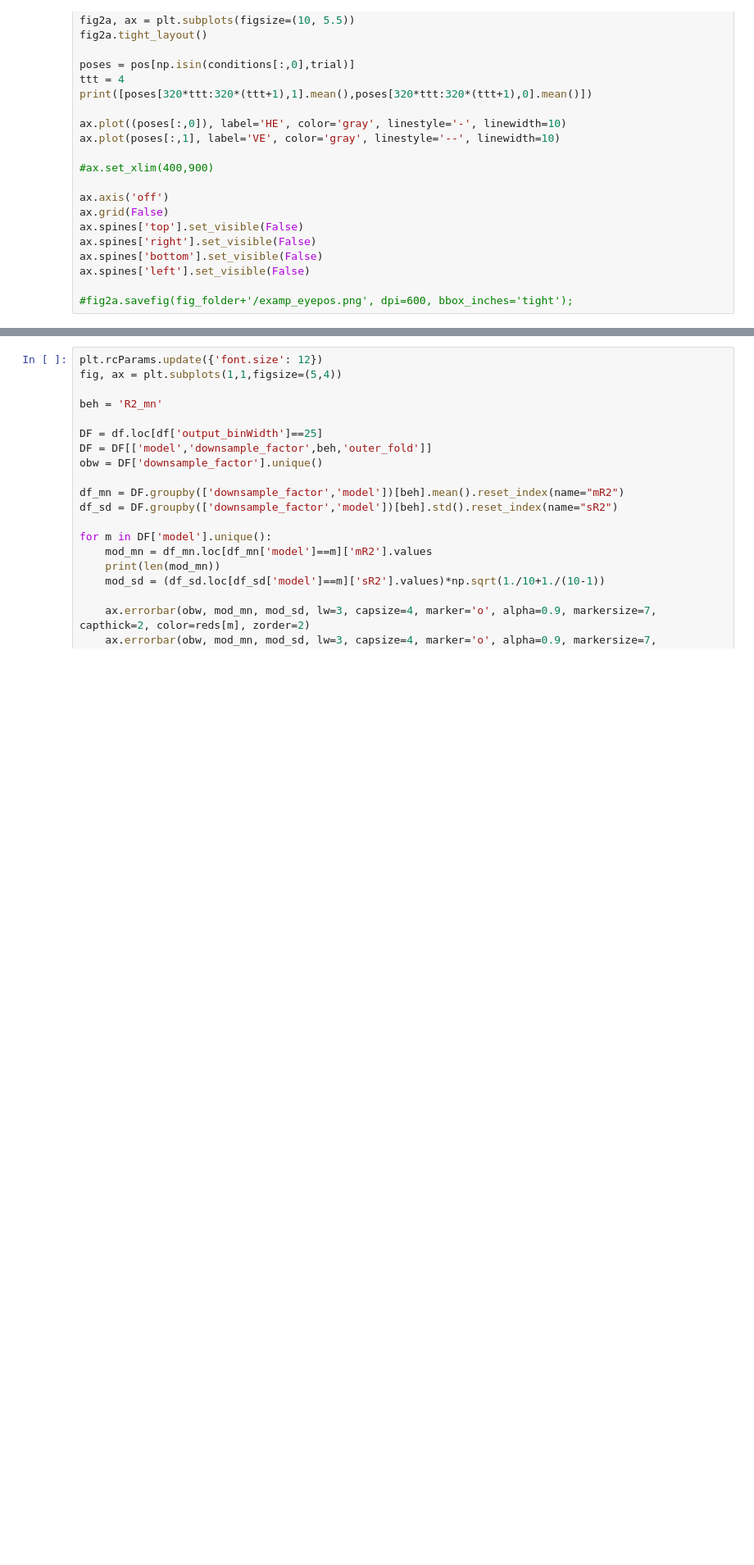
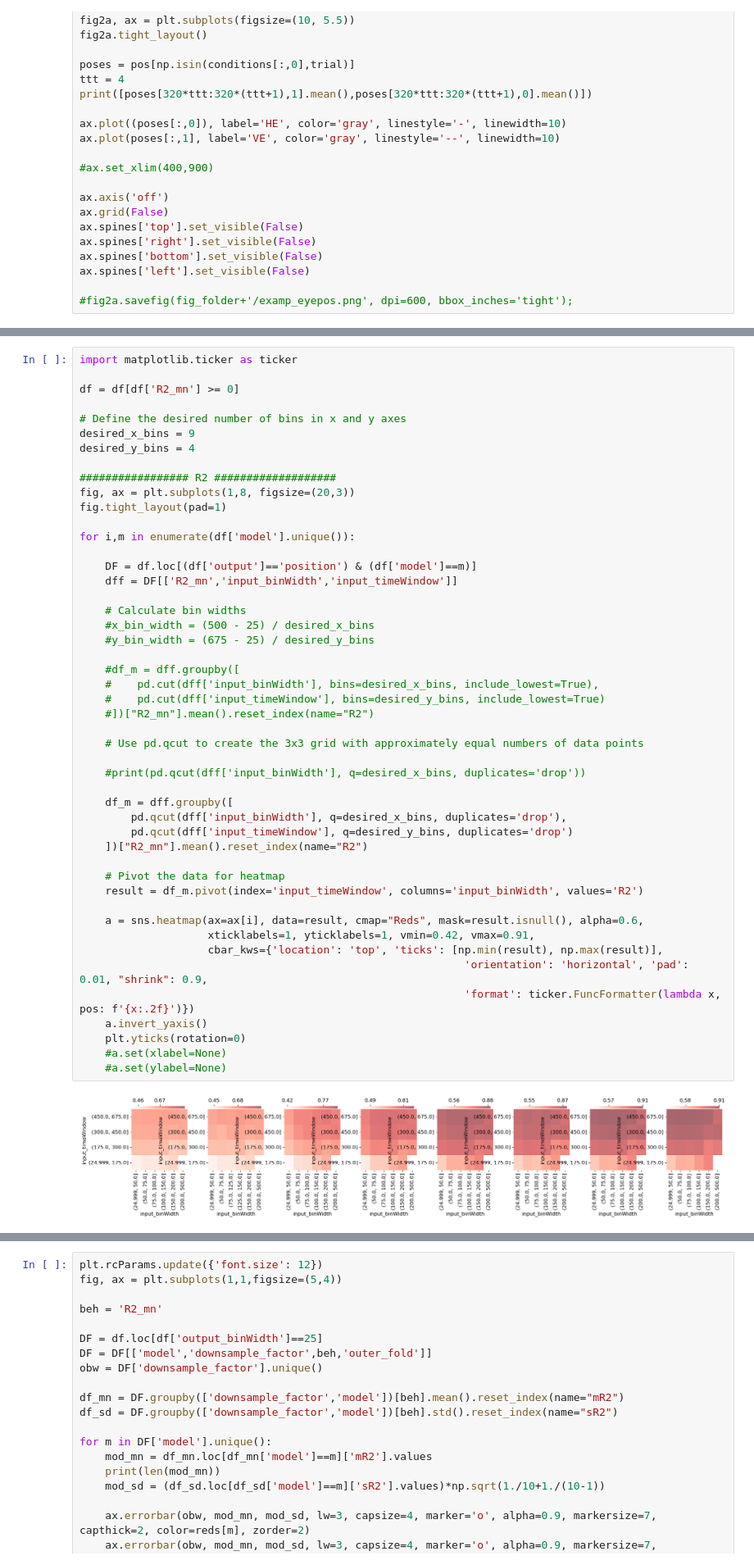
Before and after one commit to mayolabvision/NeuralDecoding, a Jupyter notebook: analyses/Manuscript_Plots.ipynb, the cells around one changed output, grey strips where cells are left out. Shown: that part at 82% size. Drawn from its saved outputs; the diff is of its cells as text; blank space fills up the shorter version.

```diff
--- a/analyses/Manuscript_Plots.ipynb
+++ b/analyses/Manuscript_Plots.ipynb
@@ -944,3 +462,53 @@ for i,beh in enumerate(behs):
+# %%
+import matplotlib.ticker as ticker
+
+df = df[df['R2_mn'] >= 0]
+
+# Define the desired number of bins in x and y axes
+desired_x_bins = 9
+desired_y_bins = 4
+
+################# R2 ###################
+fig, ax = plt.subplots(1,8, figsize=(20,3))
+fig.tight_layout(pad=1)
+
+for i,m in enumerate(df['model'].unique()):
+
+    DF = df.loc[(df['output']=='position') & (df['model']==m)]
+    dff = DF[['R2_mn','input_binWidth','input_timeWindow']]
+
+    # Calculate bin widths
+    #x_bin_width = (500 - 25) / desired_x_bins
+    #y_bin_width = (675 - 25) / desired_y_bins
+
+    #df_m = dff.groupby([
+    #    pd.cut(dff['input_binWidth'], bins=desired_x_bins, include_lowest=True),
+    #    pd.cut(dff['input_timeWindow'], bins=desired_y_bins, include_lowest=True)
+    #])["R2_mn"].mean().reset_index(name="R2")
+
+    # Use pd.qcut to create the 3x3 grid with approximately equal numbers of data points
+
+    #print(pd.qcut(dff['input_binWidth'], q=desired_x_bins, duplicates='drop'))
+
+    df_m = dff.groupby([
+        pd.qcut(dff['input_binWidth'], q=desired_x_bins, duplicates='drop'),
+        pd.qcut(dff['input_timeWindow'], q=desired_y_bins, duplicates='drop')
+    ])["R2_mn"].mean().reset_index(name="R2")
+
+    # Pivot the data for heatmap
+    result = df_m.pivot(index='input_timeWindow', columns='input_binWidth', values='R2')
+
+    a = sns.heatmap(ax=ax[i], data=result, cmap="Reds", mask=result.isnull(), alpha=0.6,
+                    xticklabels=1, yticklabels=1, vmin=0.42, vmax=0.91,
+                    cbar_kws={'location': 'top', 'ticks': [np.min(result), np.max(result)],
+                                                            'orientation': 'horizontal', 'pad': 0.01, "shrink": 0.9,
+                                                            'format': ticker.FuncFormatter(lambda x, pos: f'{x:.2f}')})
+    a.invert_yaxis()
+    plt.yticks(rotation=0)
+    #a.set(xlabel=None)
+    #a.set(ylabel=None)
+# %% [output]
+[figure, added]
 # %%
 import matplotlib.ticker as ticker
 
```
Also changed, not shown: parts of 28 cells of this notebook, 3 other files.
